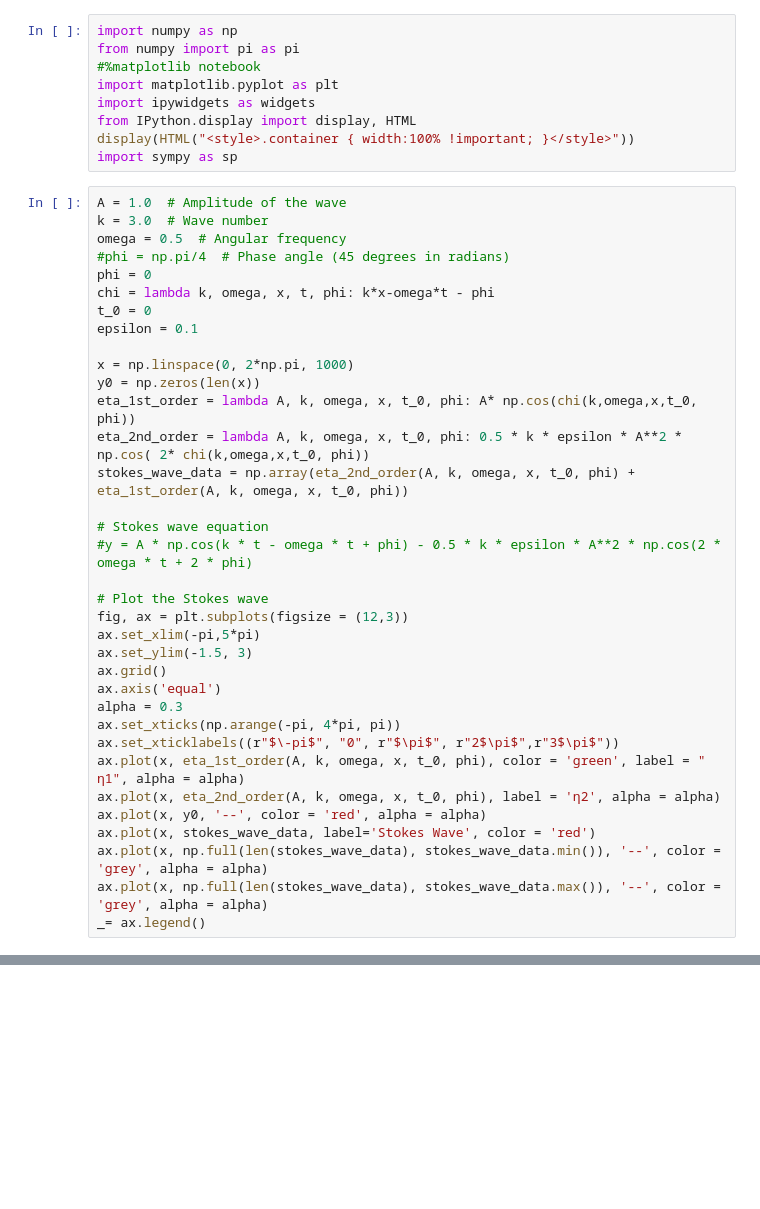
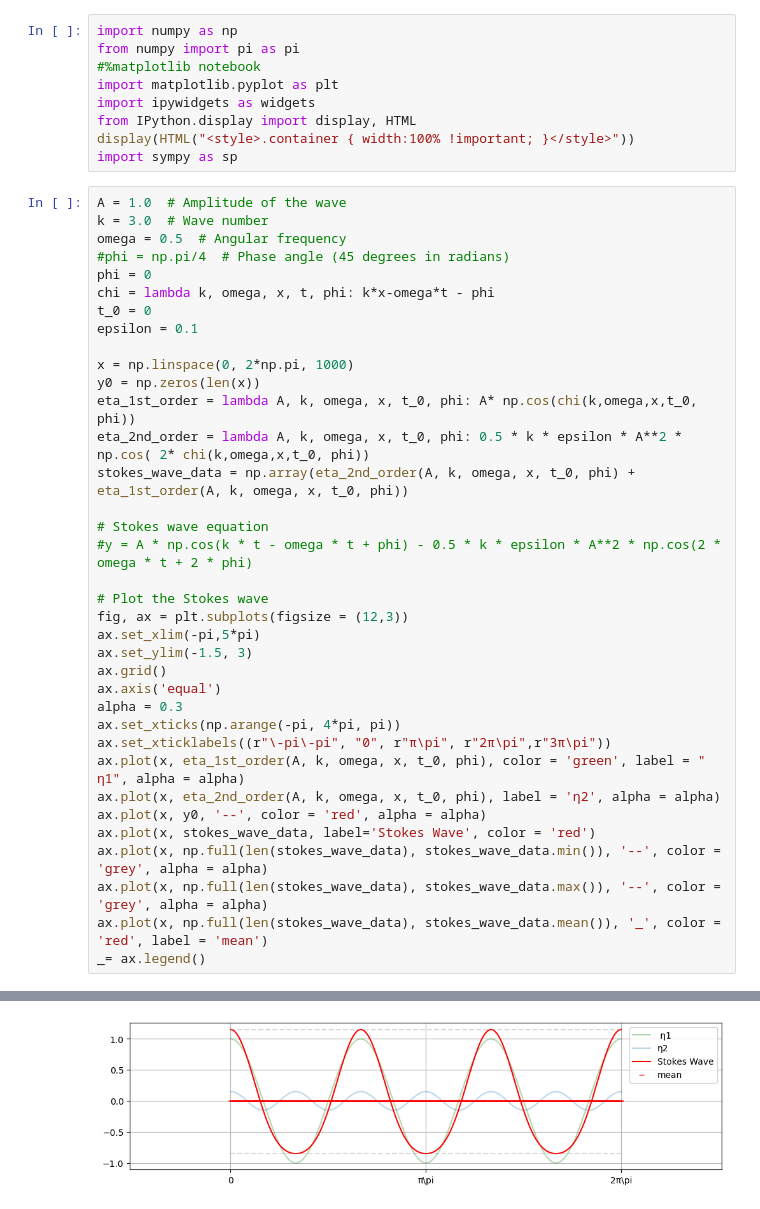
Before and after one commit to AnnaWojciechowska/MEK4350, a Jupyter notebook: Stokes/Stokes_wave_visualized.ipynb, the cells around one changed output, grey strips where cells are left out. Drawn from its saved outputs; the diff is of its cells as text; blank space fills up the shorter version.

Commit message:
Update notebooks with some stats on waves

```diff
--- a/Stokes/Stokes_wave_visualized.ipynb
+++ b/Stokes/Stokes_wave_visualized.ipynb
@@ -34,12 +34,13 @@ ax.grid()
 ax.axis('equal')
 alpha = 0.3
 ax.set_xticks(np.arange(-pi, 4*pi, pi))
-ax.set_xticklabels((r"$\-pi$", "0", r"$\pi$", r"2$\pi$",r"3$\pi$"))
+ax.set_xticklabels((r"\-pi\-pi", "0", r"π\pi", r"2π\pi",r"3π\pi"))
 ax.plot(x, eta_1st_order(A, k, omega, x, t_0, phi), color = 'green', label = " η1", alpha = alpha)
 ax.plot(x, eta_2nd_order(A, k, omega, x, t_0, phi), label = 'η2', alpha = alpha)
 ax.plot(x, y0, '--', color = 'red', alpha = alpha)
 ax.plot(x, stokes_wave_data, label='Stokes Wave', color = 'red')
 ax.plot(x, np.full(len(stokes_wave_data), stokes_wave_data.min()), '--', color = 'grey', alpha = alpha)
 ax.plot(x, np.full(len(stokes_wave_data), stokes_wave_data.max()), '--', color = 'grey', alpha = alpha)
+ax.plot(x, np.full(len(stokes_wave_data), stokes_wave_data.mean()), '_', color = 'red', label = 'mean')
 _= ax.legend()
 # %% [output]
@@ -47,0 +47 @@ _= ax.legend()
+[figure, added]
```
Also changed, not shown: parts of 6 cells of this notebook, 4 other files.
